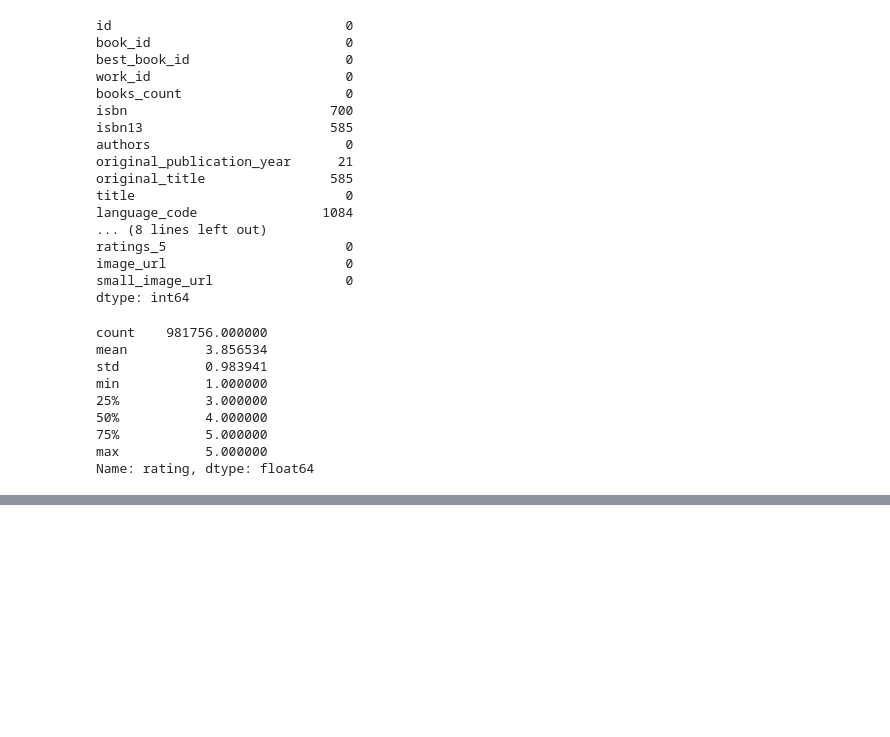
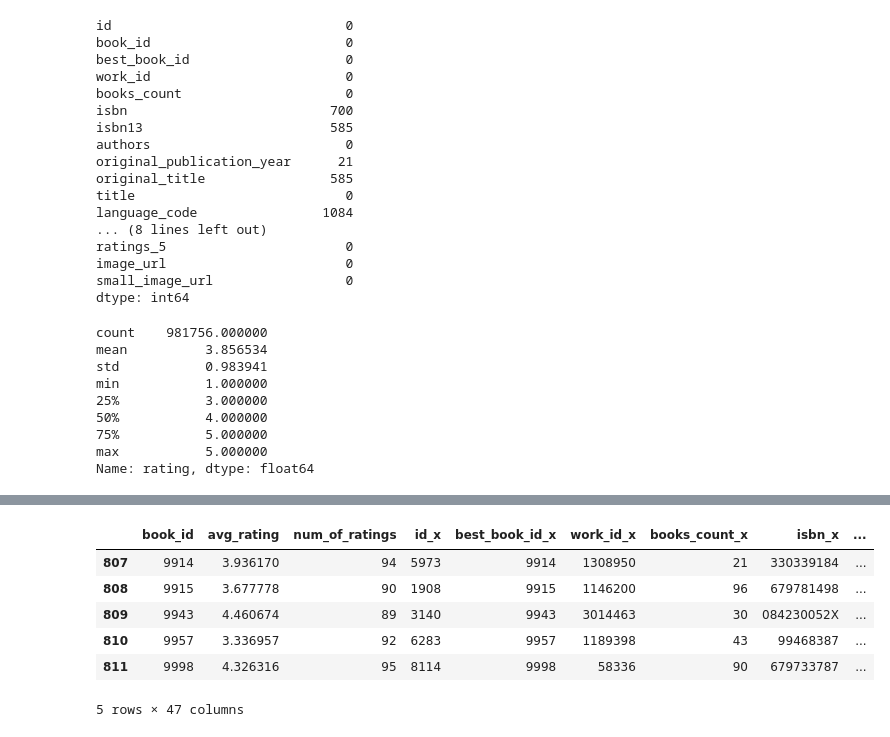
Before and after one commit to Shadow-atomic777/Book_Recommendation-, a Jupyter notebook: Book_Recommendation-/notebooks/book.ipynb, the cells around one changed output, grey strips where cells are left out. Saved outputs shown, nothing was run; the diff lists cells and outputs as text; code cells hidden in the pictures; blank space fills up the shorter version.

```diff
--- a/Book_Recommendation-/notebooks/book.ipynb
+++ b/Book_Recommendation-/notebooks/book.ipynb
@@ -76,0 +93,12 @@ ra
+# %%
+#rarely rated books
+rarely_rated_books=book_ratings[book_ratings['num_of_ratings']>=50]
+rarely_rated_books.tail()
+# %% [output]
+|  | book_id | avg_rating | num_of_ratings | id_x | best_book_id_x | work_id_x | books_count_x | isbn_x | ... |
+| 807 | 9914 | 3.936170 | 94 | 5973 | 9914 | 1308950 | 21 | 330339184 | ... |
+| 808 | 9915 | 3.677778 | 90 | 1908 | 9915 | 1146200 | 96 | 679781498 | ... |
+| 809 | 9943 | 4.460674 | 89 | 3140 | 9943 | 3014463 | 30 | 084230052X | ... |
+| 810 | 9957 | 3.336957 | 92 | 6283 | 9957 | 1189398 | 43 | 99468387 | ... |
+| 811 | 9998 | 4.326316 | 95 | 8114 | 9998 | 58336 | 90 | 679733787 | ... |
+5 rows × 47 columns
```
Also changed, not shown: parts of 7 cells of this notebook.
